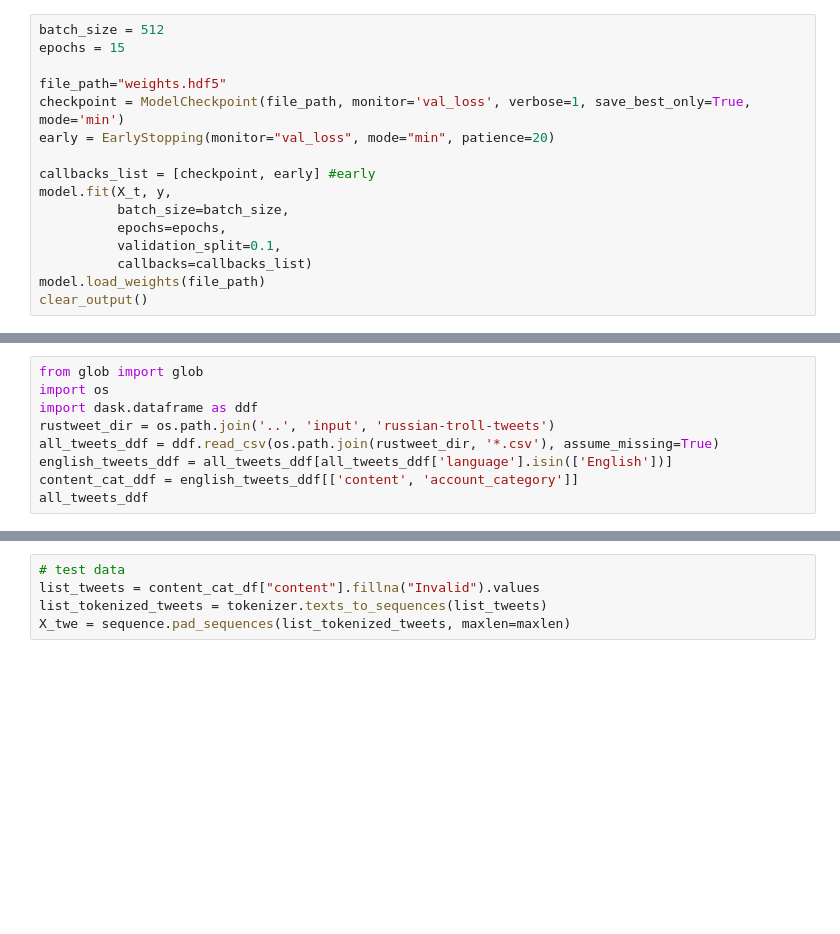
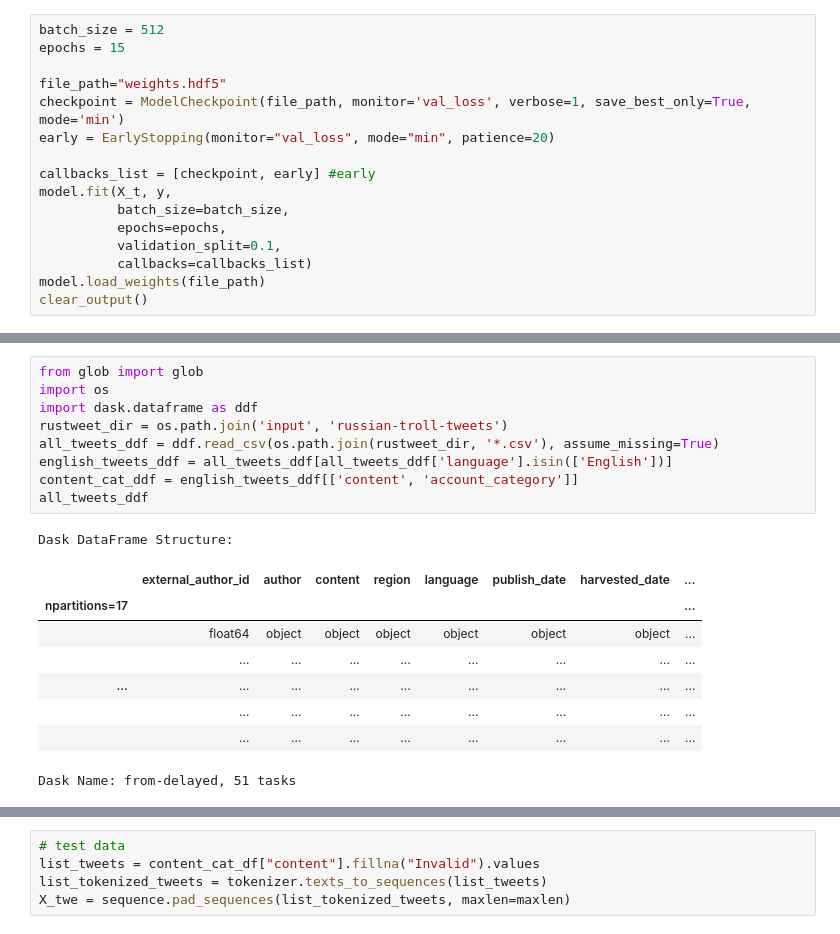
Before and after one commit to FYamazaki/HateSpeech, a Jupyter notebook: HateSpeech.ipynb, the cells around one changed output, grey strips where cells are left out. Saved outputs shown, nothing was run; the diff lists cells and outputs as text; blank space fills up the shorter version.

```diff
--- a/HateSpeech.ipynb
+++ b/HateSpeech.ipynb
@@ -78,12 +104,22 @@ for c_name, c_val in zip(model.metrics_names, eval_results):
 # %%
 from glob import glob
 import os
 import dask.dataframe as ddf
-rustweet_dir = os.path.join('..', 'input', 'russian-troll-tweets')
+rustweet_dir = os.path.join('input', 'russian-troll-tweets')
 all_tweets_ddf = ddf.read_csv(os.path.join(rustweet_dir, '*.csv'), assume_missing=True)
 english_tweets_ddf = all_tweets_ddf[all_tweets_ddf['language'].isin(['English'])]
 content_cat_ddf = english_tweets_ddf[['content', 'account_category']]
 all_tweets_ddf
+# %% [output]
+Dask DataFrame Structure:
+|  | external_author_id | author | content | region | language | publish_date | harvested_date | ... |
+| npartitions=17 |  |  |  |  |  |  |  | ... |
+|  | float64 | object | object | object | object | object | object | ... |
+|  | ... | ... | ... | ... | ... | ... | ... | ... |
+| ... | ... | ... | ... | ... | ... | ... | ... | ... |
+|  | ... | ... | ... | ... | ... | ... | ... | ... |
+|  | ... | ... | ... | ... | ... | ... | ... | ... |
+Dask Name: from-delayed, 51 tasks
 # %%
 %%time
 content_cat_df = content_cat_ddf.sample(frac=0.2).compute().drop_duplicates()
```
Also changed, not shown: parts of 18 cells of this notebook.
